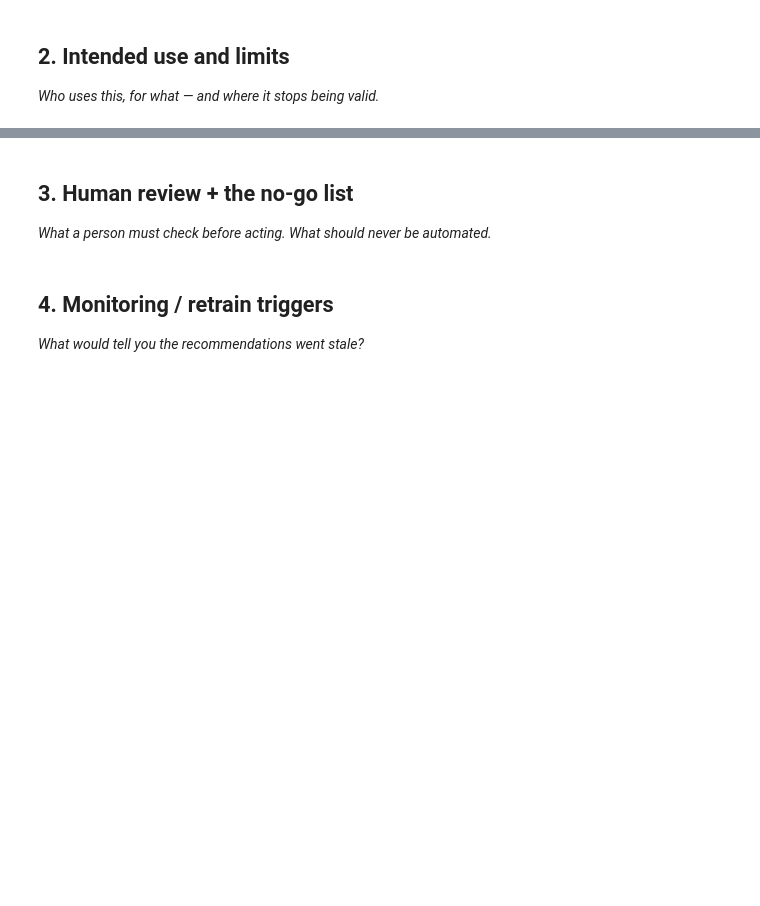
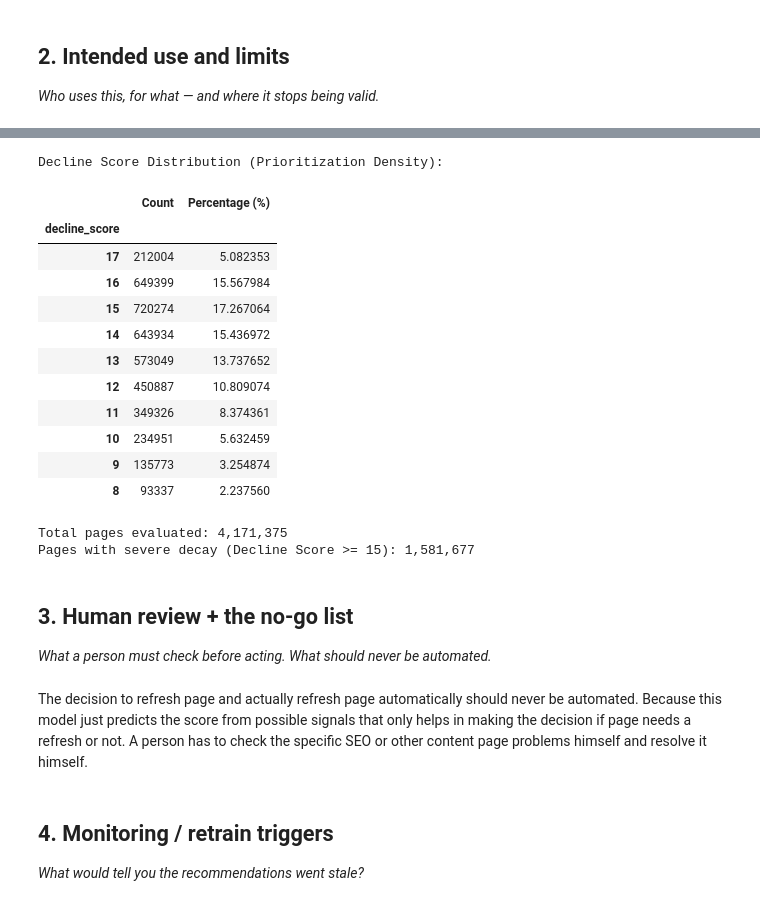
Before and after one commit to MuhammadFaizan0023/FlyRank_ML_internship_repo, a Jupyter notebook: work/notebooks/w07_action_playbook.ipynb, the cells around one changed output, grey strips where cells are left out. Saved outputs shown, nothing was run; the diff lists cells and outputs as text; code cells hidden in the pictures; blank space fills up the shorter version.

```diff
--- a/work/notebooks/w07_action_playbook.ipynb
+++ b/work/notebooks/w07_action_playbook.ipynb
@@ -23,7 +146,44 @@ This skeleton is yours to fill. Work the sections **in order** — each one has
+# %%
+# Calculate and display the score distribution to prove the queue operates as a prioritization signal
+score_counts = ranked_queue['decline_score'].value_counts().sort_index(ascending=False)
+score_percentages = (ranked_queue['decline_score'].value_counts(normalize=True) * 100).sort_index(ascending=False)
+
+# Create a summary table to display the density of priorities
+priority_distribution = pd.DataFrame({
+    'Count': score_counts,
+    'Percentage (%)': score_percentages
+})
+
+print("Decline Score Distribution (Prioritization Density):")
+display(priority_distribution.head(10))
+
+# Show the threshold boundary behavior (proving it acts as a smooth ranking tool rather than binary decision-making)
+
+print(f"\nTotal pages evaluated: {len(ranked_queue):,}")
+print(f"Pages with severe decay (Decline Score >= 15): {len(ranked_queue[ranked_queue['decline_score'] >= 15]):,}")
+# %% [output]
+Decline Score Distribution (Prioritization Density):
+|  | Count | Percentage (%) |
+| decline_score |  |  |
+| 17 | 212004 | 5.082353 |
+| 16 | 649399 | 15.567984 |
+| 15 | 720274 | 17.267064 |
+| 14 | 643934 | 15.436972 |
+| 13 | 573049 | 13.737652 |
+| 12 | 450887 | 10.809074 |
+| 11 | 349326 | 8.374361 |
+| 10 | 234951 | 5.632459 |
+| 9 | 135773 | 3.254874 |
+| 8 | 93337 | 2.237560 |
+Total pages evaluated: 4,171,375
+Pages with severe decay (Decline Score >= 15): 1,581,677
 # %% [markdown]
 ## 3. Human review + the no-go list
 
 *What a person must check before acting. What should never be automated.*
+# %% [markdown]
+The decision to refresh page and actually refresh page automatically should never be automated. Because this model just predicts the score from possible signals that only helps in making the decision if page needs a refresh or not.
+A person has to check the specific SEO or other content page problems himself and resolve it himself.
 # %%
 # This cell is for CODE (numbers, a query, a check).
 # Write your text answer in the cell ABOVE this one — typing sentences here breaks Run All.
```
Also changed, not shown: parts of 11 cells of this notebook.
